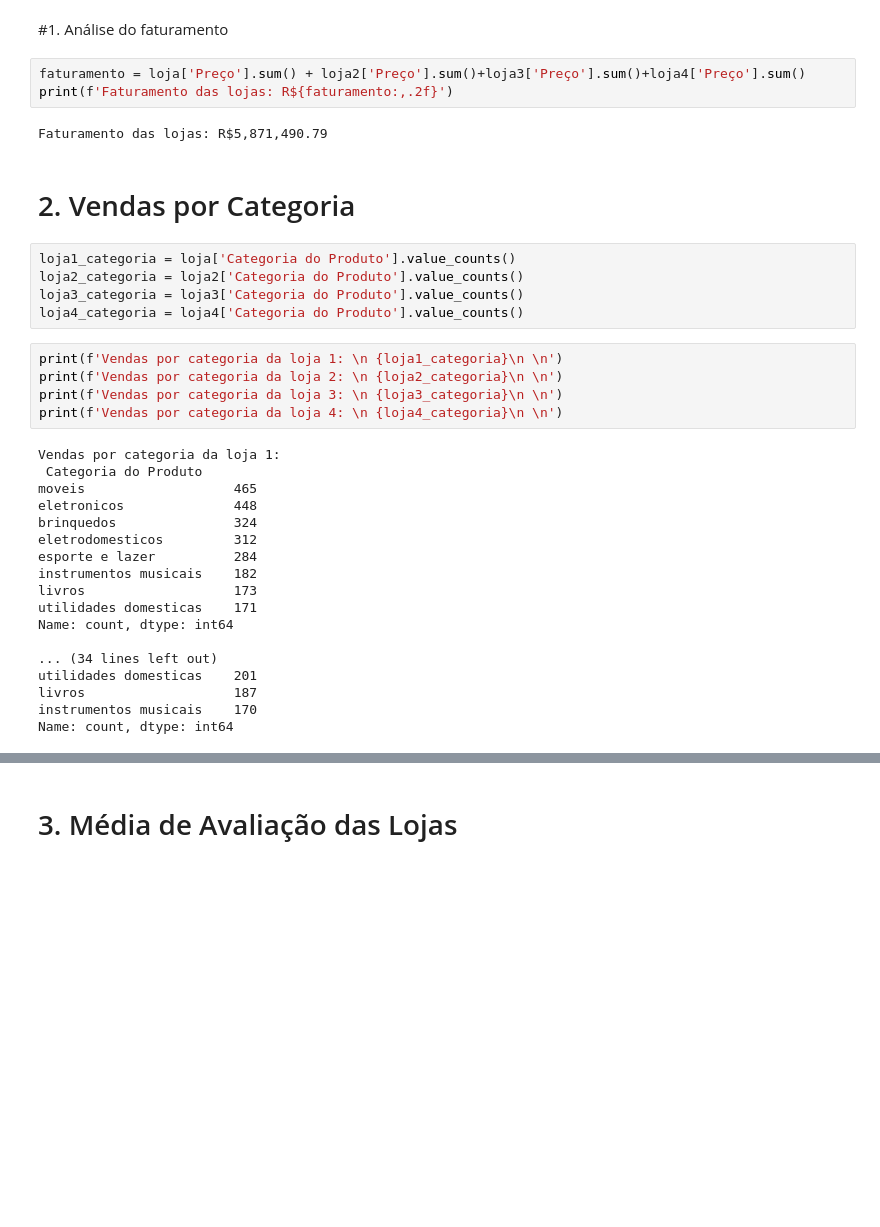
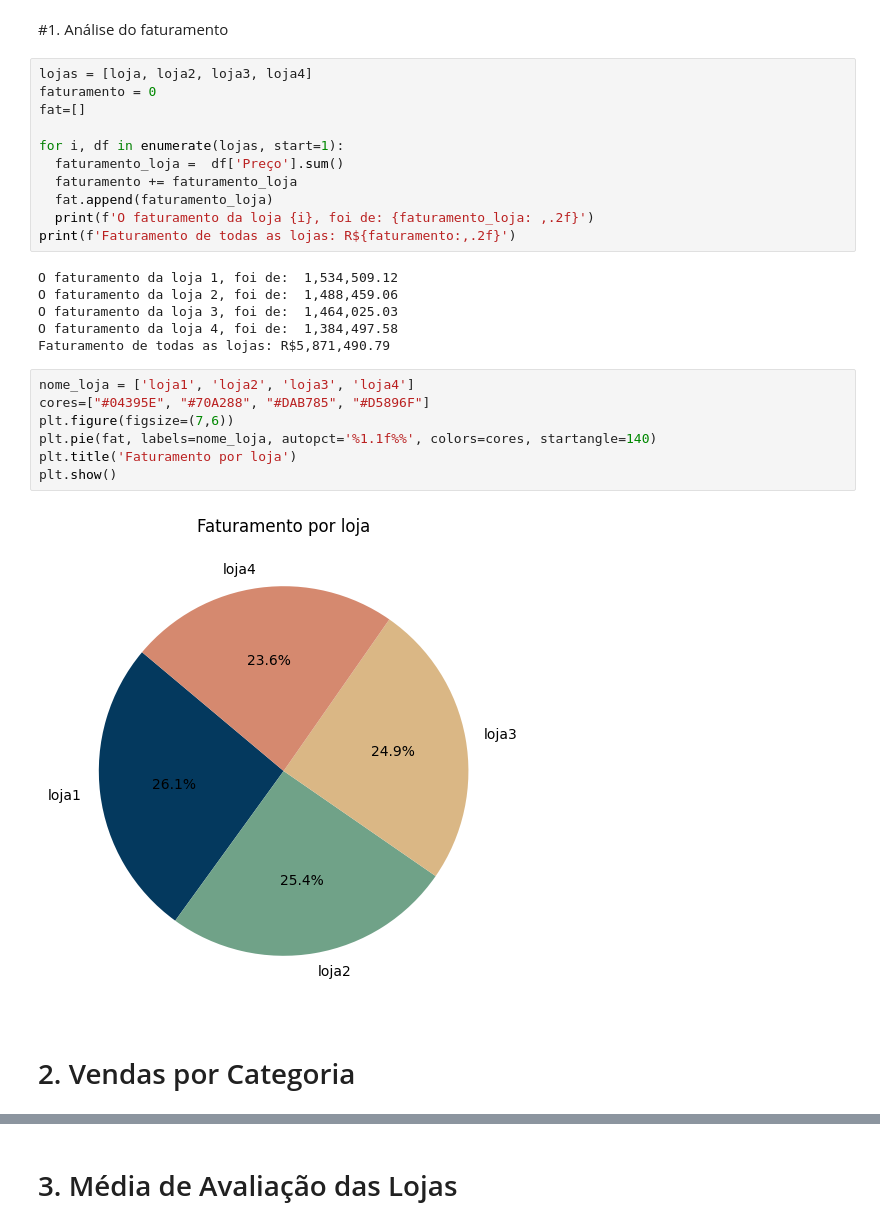
Before and after one commit to claudiaapj/challengeAluraStore, a Jupyter notebook: AluraStoreBr.ipynb, the cells around one changed output, grey strips where cells are left out. Drawn from its saved outputs; the diff is of its cells as text; blank space fills up the shorter version.

```diff
--- a/AluraStoreBr.ipynb
+++ b/AluraStoreBr.ipynb
@@ -23,38 +24,31 @@ loja.head()
 | 4 | Cadeira de escritório | moveis | 446.99 | 26.964689 | 07/11/2020 | Larissa Alves | MG | ... |
 # %% [markdown]
 #1. Análise do faturamento
-# %%
-faturamento = loja['Preço'].sum() + loja2['Preço'].sum()+loja3['Preço'].sum()+loja4['Preço'].sum()
-print(f'Faturamento das lojas: R${faturamento:,.2f}')
-# %% [output]
-Faturamento das lojas: R$5,871,490.79
+# %%
+lojas = [loja, loja2, loja3, loja4]
+faturamento = 0
+fat=[]
+
+for i, df in enumerate(lojas, start=1):
+  faturamento_loja =  df['Preço'].sum()
+  faturamento += faturamento_loja
+  fat.append(faturamento_loja)
+  print(f'O faturamento da loja {i}, foi de: {faturamento_loja: ,.2f}')
+print(f'Faturamento de todas as lojas: R${faturamento:,.2f}')
+# %% [output]
+O faturamento da loja 1, foi de:  1,534,509.12
+O faturamento da loja 2, foi de:  1,488,459.06
+O faturamento da loja 3, foi de:  1,464,025.03
+O faturamento da loja 4, foi de:  1,384,497.58
+Faturamento de todas as lojas: R$5,871,490.79
+# %%
+nome_loja = ['loja1', 'loja2', 'loja3', 'loja4']
+cores=["#04395E", "#70A288", "#DAB785", "#D5896F"]
+plt.figure(figsize=(7,6))
+plt.pie(fat, labels=nome_loja, autopct='%1.1f%%', colors=cores, startangle=140)
+plt.title('Faturamento por loja')
+plt.show()
+# %% [output]
+[figure, added]
 # %% [markdown]
 # 2. Vendas por Categoria
-# %%
-loja1_categoria = loja['Categoria do Produto'].value_counts()
-loja2_categoria = loja2['Categoria do Produto'].value_counts()
-loja3_categoria = loja3['Categoria do Produto'].value_counts()
-loja4_categoria = loja4['Categoria do Produto'].value_counts()
-# %%
-print(f'Vendas por categoria da loja 1: \n {loja1_categoria}\n \n')
-print(f'Vendas por categoria da loja 2: \n {loja2_categoria}\n \n')
-print(f'Vendas por categoria da loja 3: \n {loja3_categoria}\n \n')
-print(f'Vendas por categoria da loja 4: \n {loja4_categoria}\n \n')
-# %% [output]
-Vendas por categoria da loja 1:
- Categoria do Produto
-moveis                   465
-eletronicos              448
-brinquedos               324
-eletrodomesticos         312
-esporte e lazer          284
-instrumentos musicais    182
-livros                   173
-utilidades domesticas    171
-Name: count, dtype: int64
-
-... (34 lines left out)
-utilidades domesticas    201
-livros                   187
-instrumentos musicais    170
-Name: count, dtype: int64
```
Also changed, not shown: parts of 8 cells of this notebook.
